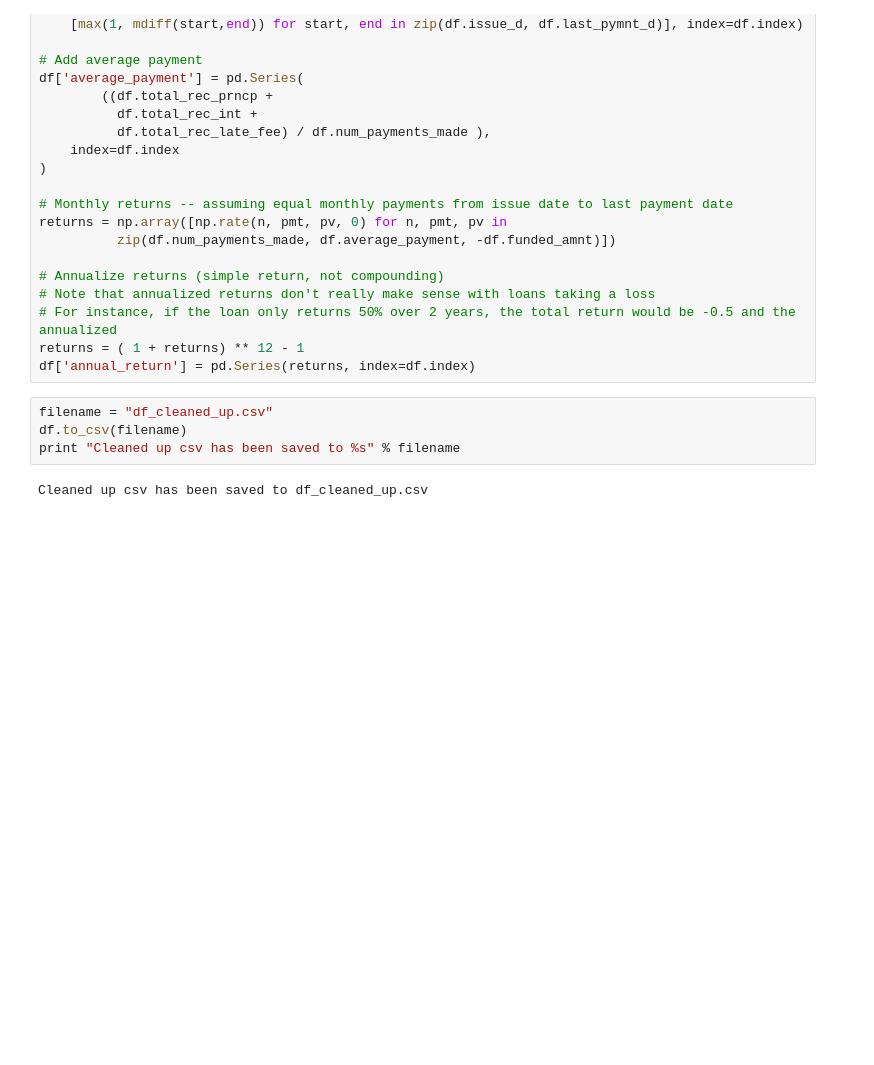
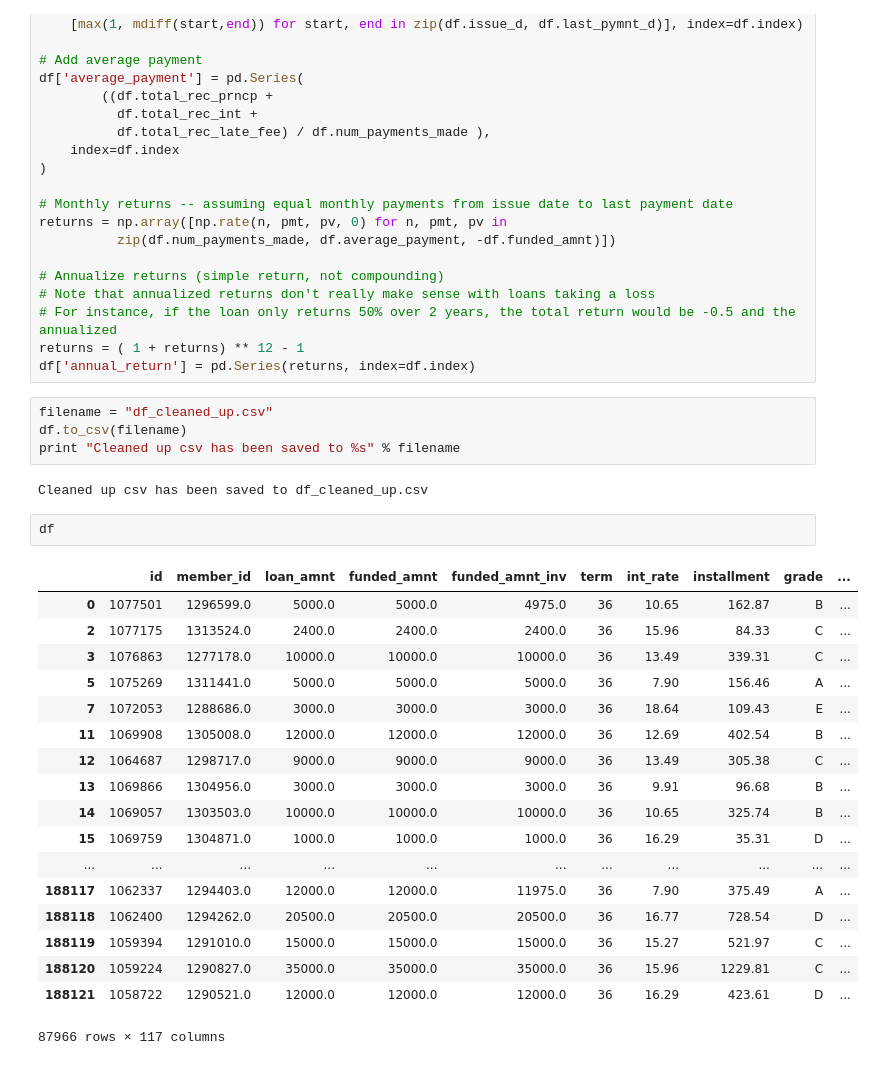
Before and after one commit to breeko/lending_club_ml, a Jupyter notebook: lc_download_and_clean.ipynb, the cells around one changed output. Saved outputs shown, nothing was run; the diff lists cells and outputs as text; blank space fills up the shorter version.

```diff
--- a/lc_download_and_clean.ipynb
+++ b/lc_download_and_clean.ipynb
@@ -174,3 +177,24 @@ df.to_csv(filename)
 print "Cleaned up csv has been saved to %s" % filename
 # %% [output]
 Cleaned up csv has been saved to df_cleaned_up.csv
+# %%
+df
+# %% [output]
+|  | id | member_id | loan_amnt | funded_amnt | funded_amnt_inv | term | int_rate | installment | grade | ... |
+| 0 | 1077501 | 1296599.0 | 5000.0 | 5000.0 | 4975.0 | 36 | 10.65 | 162.87 | B | ... |
+| 2 | 1077175 | 1313524.0 | 2400.0 | 2400.0 | 2400.0 | 36 | 15.96 | 84.33 | C | ... |
+| 3 | 1076863 | 1277178.0 | 10000.0 | 10000.0 | 10000.0 | 36 | 13.49 | 339.31 | C | ... |
+| 5 | 1075269 | 1311441.0 | 5000.0 | 5000.0 | 5000.0 | 36 | 7.90 | 156.46 | A | ... |
+| 7 | 1072053 | 1288686.0 | 3000.0 | 3000.0 | 3000.0 | 36 | 18.64 | 109.43 | E | ... |
+| 11 | 1069908 | 1305008.0 | 12000.0 | 12000.0 | 12000.0 | 36 | 12.69 | 402.54 | B | ... |
+| 12 | 1064687 | 1298717.0 | 9000.0 | 9000.0 | 9000.0 | 36 | 13.49 | 305.38 | C | ... |
+| 13 | 1069866 | 1304956.0 | 3000.0 | 3000.0 | 3000.0 | 36 | 9.91 | 96.68 | B | ... |
+| 14 | 1069057 | 1303503.0 | 10000.0 | 10000.0 | 10000.0 | 36 | 10.65 | 325.74 | B | ... |
+| 15 | 1069759 | 1304871.0 | 1000.0 | 1000.0 | 1000.0 | 36 | 16.29 | 35.31 | D | ... |
+| ... | ... | ... | ... | ... | ... | ... | ... | ... | ... | ... |
+| 188117 | 1062337 | 1294403.0 | 12000.0 | 12000.0 | 11975.0 | 36 | 7.90 | 375.49 | A | ... |
+| 188118 | 1062400 | 1294262.0 | 20500.0 | 20500.0 | 20500.0 | 36 | 16.77 | 728.54 | D | ... |
+| 188119 | 1059394 | 1291010.0 | 15000.0 | 15000.0 | 15000.0 | 36 | 15.27 | 521.97 | C | ... |
+| 188120 | 1059224 | 1290827.0 | 35000.0 | 35000.0 | 35000.0 | 36 | 15.96 | 1229.81 | C | ... |
+| 188121 | 1058722 | 1290521.0 | 12000.0 | 12000.0 | 12000.0 | 36 | 16.29 | 423.61 | D | ... |
+87966 rows × 117 columns
```
Also changed, not shown: parts of 2 cells of this notebook, 8 other files.
